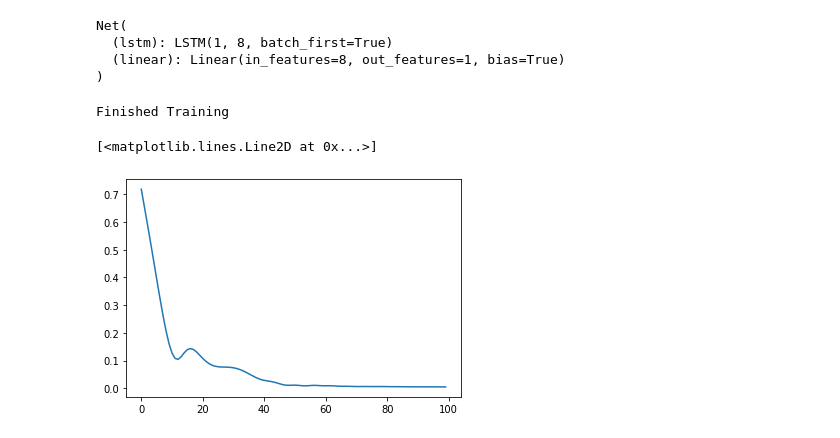
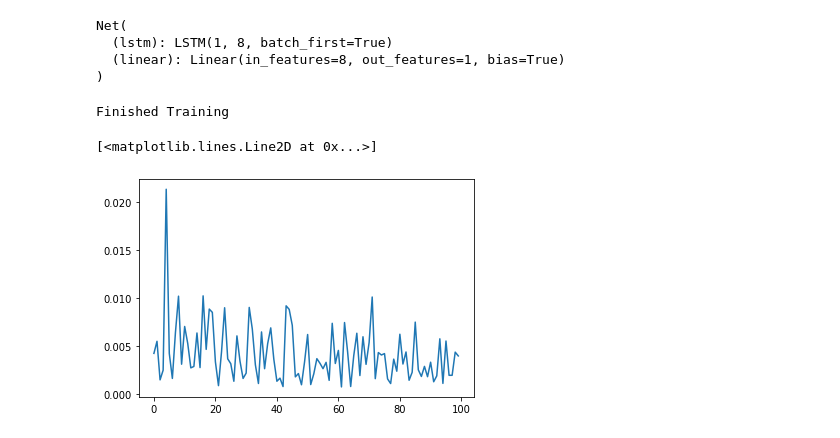
Before and after one commit to Tuukkahi/timeseries, a Jupyter notebook: timeserieslstm.ipynb, the cells around one changed output. Saved outputs shown, nothing was run; the diff lists cells and outputs as text; code cells hidden in the pictures.

Commit message:
fix dataloader

```diff
--- a/timeserieslstm.ipynb
+++ b/timeserieslstm.ipynb
@@ -53,6 +53,9 @@ plotwindow([train_windows[0], train_targets[0]], None)
 # %%
 train_windows_tensor = torch.Tensor(train_windows)
 train_targets_tensor = torch.Tensor(train_targets)
+train_data = torch.utils.data.TensorDataset(train_windows_tensor, train_targets_tensor)
+dataloader = torch.utils.data.DataLoader(train_data, batch_size=5,shuffle=True)
+
 test_windows_tensor = torch.Tensor(test_windows)
 test_targets_tensor = torch.Tensor(test_targets)
 all_windows_tensor = torch.Tensor(all_windows)
@@ -90,28 +93,30 @@ Net(
   (linear): Linear(in_features=8, out_features=1, bias=True)
 )
 # %%
-epochs = 100
+epochs = 10
 learning_rate = 0.01
 
 criterion = nn.MSELoss()
 optimizer = torch.optim.Adam(model.parameters(), lr=learning_rate)
 
 loss_values = []
 for epoch in range(epochs):
-    outputs = model(train_windows_tensor)
-    optimizer.zero_grad()
-    loss = criterion(outputs, train_targets_tensor)
-    loss.backward()
-    optimizer.step()
+    for data in dataloader:
+        w, t = data
+        outputs = model(w)
+        optimizer.zero_grad()
+        loss = criterion(outputs, t)
+        loss.backward()
+        optimizer.step()
 
-    loss_values.append(loss.item())
+        loss_values.append(loss.item())
 
 print('Finished Training')
-plt.plot(loss_values)
+plt.plot(loss_values) #loss function values
 # %% [output]
 Finished Training
 [<matplotlib.lines.Line2D at 0x...>]
-[figure, old version]
+[figure, new version]
 # %%
 all_predict = model(all_windows_tensor)
 predict_data = all_predict.data.numpy()
```
Also changed, not shown: parts of 2 cells of this notebook.
